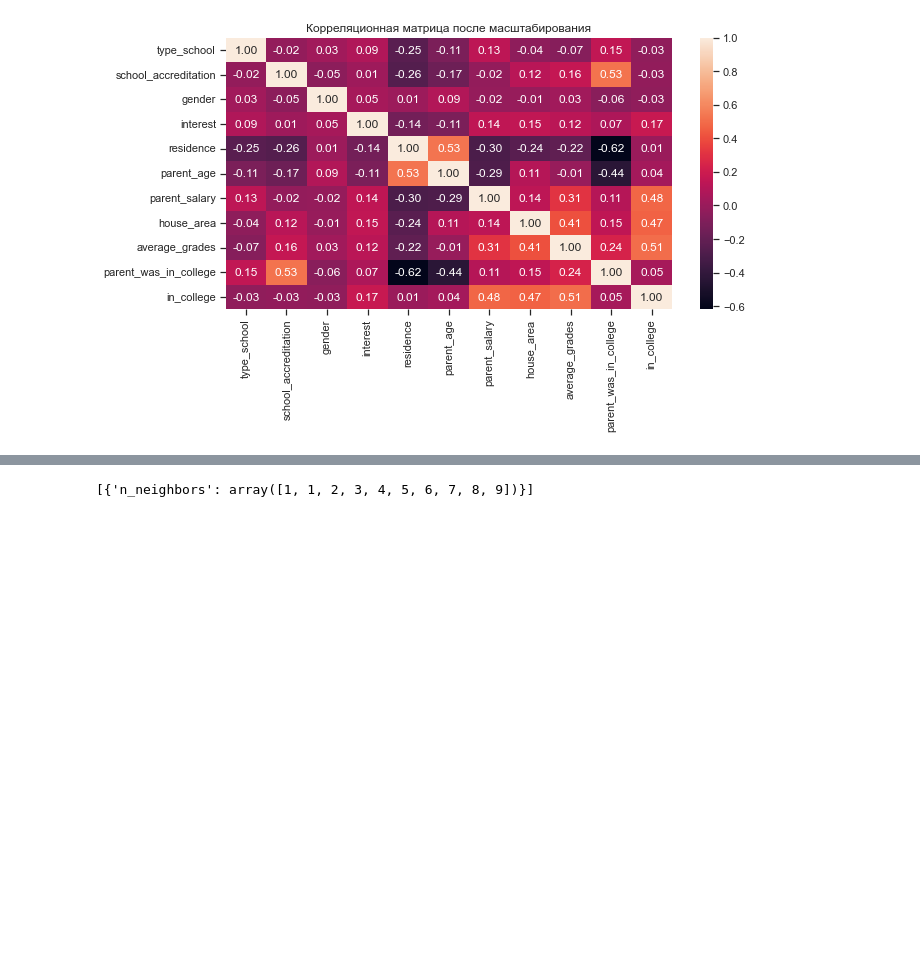
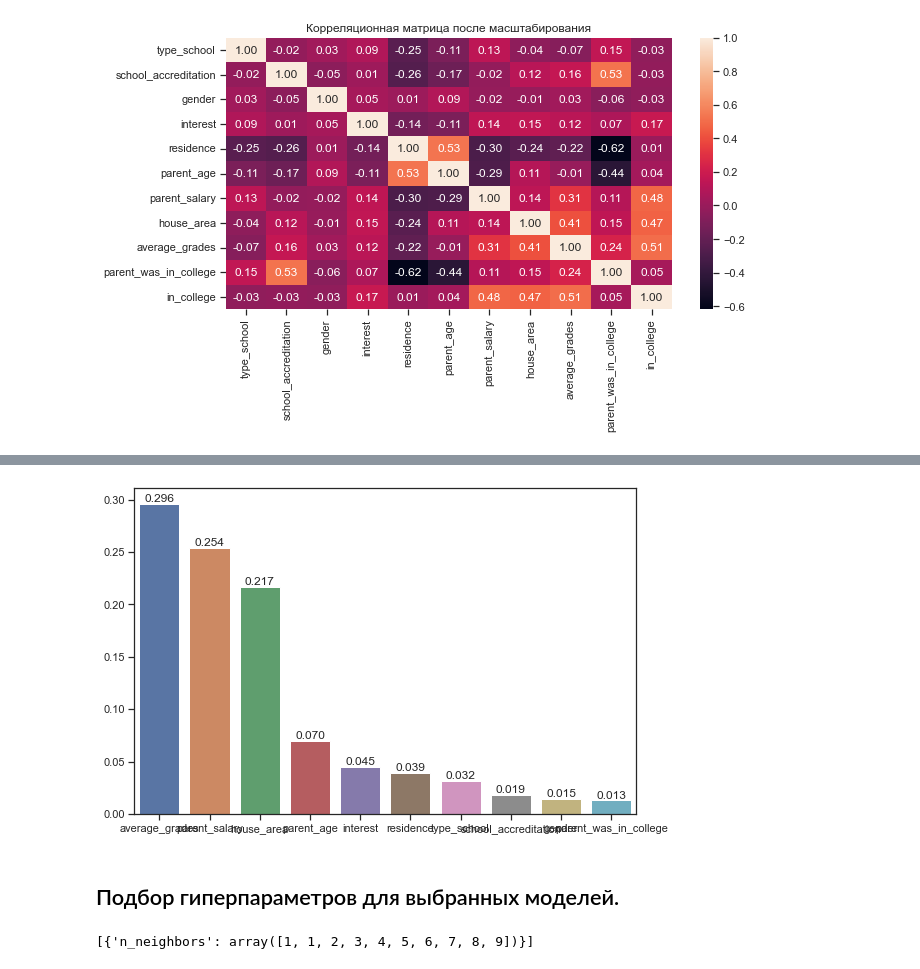
Before and after one commit to Quantulion/TMO, a Jupyter notebook: NIRS/nirs.ipynb, the cells around one changed output, grey strips where cells are left out. Drawn from its saved outputs; the diff is of its cells as text; code cells hidden in the pictures; blank space fills up the shorter version.

```diff
--- a/NIRS/nirs.ipynb
+++ b/NIRS/nirs.ipynb
@@ -253,2 +295,27 @@ for model_name, model in clas_models.items():
 [figure]
+# %%
+def plot_feature_importances(feature_names, tree_model):
+    """
+    Функция визуализации важности признаков
+
+    :param feature_names: Названия признаков
+    :param tree_model: Модель
+    """
+    feature_importance_list = list(zip(feature_names, tree_model.feature_importances_))
+    sorted_list = sorted(feature_importance_list, key=itemgetter(1), reverse=True)
+    feature_order = [x for x, _ in sorted_list]
+
+    plt.figure(figsize=(9,6))
+    bar_plot = sns.barplot(x=feature_names, y=tree_model.feature_importances_,
+                           order=feature_order)
+    bar_plot.bar_label(bar_plot.containers[-1], fmt='%.3f')
+    plt.show()
+# %%
+rf_classifier = RandomForestClassifier()
+rf_classifier.fit(x_train, y_train)
+plot_feature_importances(x.columns.values, rf_classifier)
+# %% [output]
+[figure, added]
+# %% [markdown]
+## Подбор гиперпараметров для выбранных моделей.
 # %%
```
Also changed, not shown: parts of 38 cells of this notebook, 2 other files.
